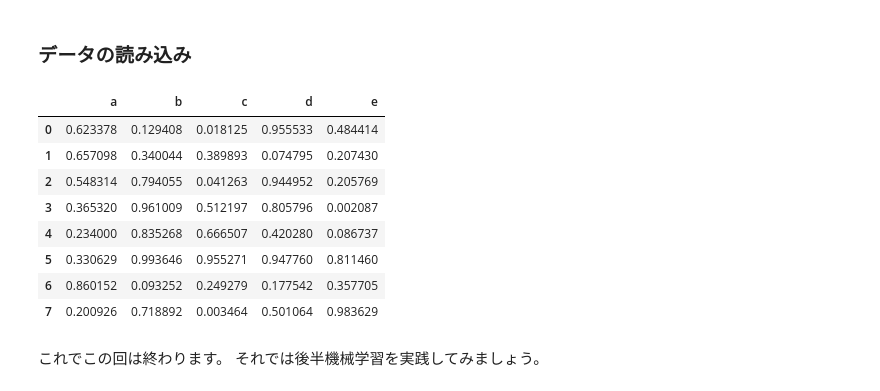
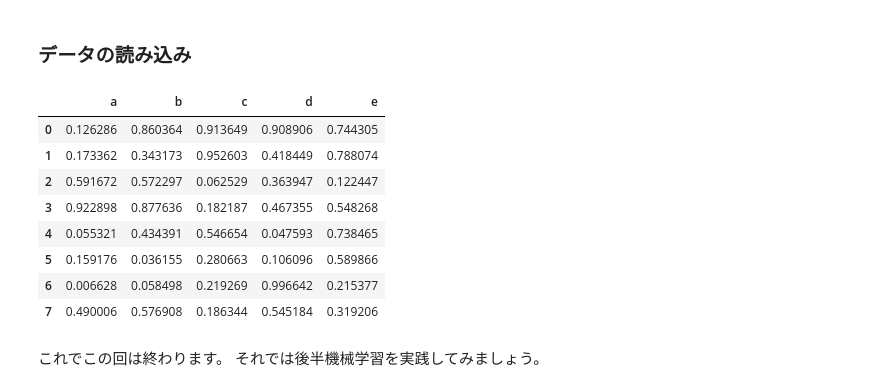
Before and after one commit to UT-HACKs/150523-MLSeminar, a Jupyter notebook: StudyPython-Print.ipynb, the cells around one changed output. Cells and saved outputs as stored; diff of their text form; code cells hidden in the pictures.

```diff
--- a/StudyPython-Print.ipynb
+++ b/StudyPython-Print.ipynb
@@ -363,18 +425,18 @@ df2.to_csv( 'bar_data.tsv', sep='\t', index=0)
 # %% [markdown]
 ### データの読み込み
 # %%
-df2 = pd.read_csv('bar_data.csv')
-df2
+df1 = pd.read_csv('bar_data.csv')
+df1
 # %% [output]
 |  | a | b | c | d | e |
-| 0 | 0.623378 | 0.129408 | 0.018125 | 0.955533 | 0.484414 |
-| 1 | 0.657098 | 0.340044 | 0.389893 | 0.074795 | 0.207430 |
-| 2 | 0.548314 | 0.794055 | 0.041263 | 0.944952 | 0.205769 |
-| 3 | 0.365320 | 0.961009 | 0.512197 | 0.805796 | 0.002087 |
-| 4 | 0.234000 | 0.835268 | 0.666507 | 0.420280 | 0.086737 |
-| 5 | 0.330629 | 0.993646 | 0.955271 | 0.947760 | 0.811460 |
-| 6 | 0.860152 | 0.093252 | 0.249279 | 0.177542 | 0.357705 |
-| 7 | 0.200926 | 0.718892 | 0.003464 | 0.501064 | 0.983629 |
+| 0 | 0.126286 | 0.860364 | 0.913649 | 0.908906 | 0.744305 |
+| 1 | 0.173362 | 0.343173 | 0.952603 | 0.418449 | 0.788074 |
+| 2 | 0.591672 | 0.572297 | 0.062529 | 0.363947 | 0.122447 |
+| 3 | 0.922898 | 0.877636 | 0.182187 | 0.467355 | 0.548268 |
+| 4 | 0.055321 | 0.434391 | 0.546654 | 0.047593 | 0.738465 |
+| 5 | 0.159176 | 0.036155 | 0.280663 | 0.106096 | 0.589866 |
+| 6 | 0.006628 | 0.058498 | 0.219269 | 0.996642 | 0.215377 |
+| 7 | 0.490006 | 0.576908 | 0.186344 | 0.545184 | 0.319206 |
 # %% [markdown]
 これでこの回は終わります。
 それでは後半機械学習を実践してみましょう。
```
Also changed, not shown: parts of 23 cells of this notebook.
